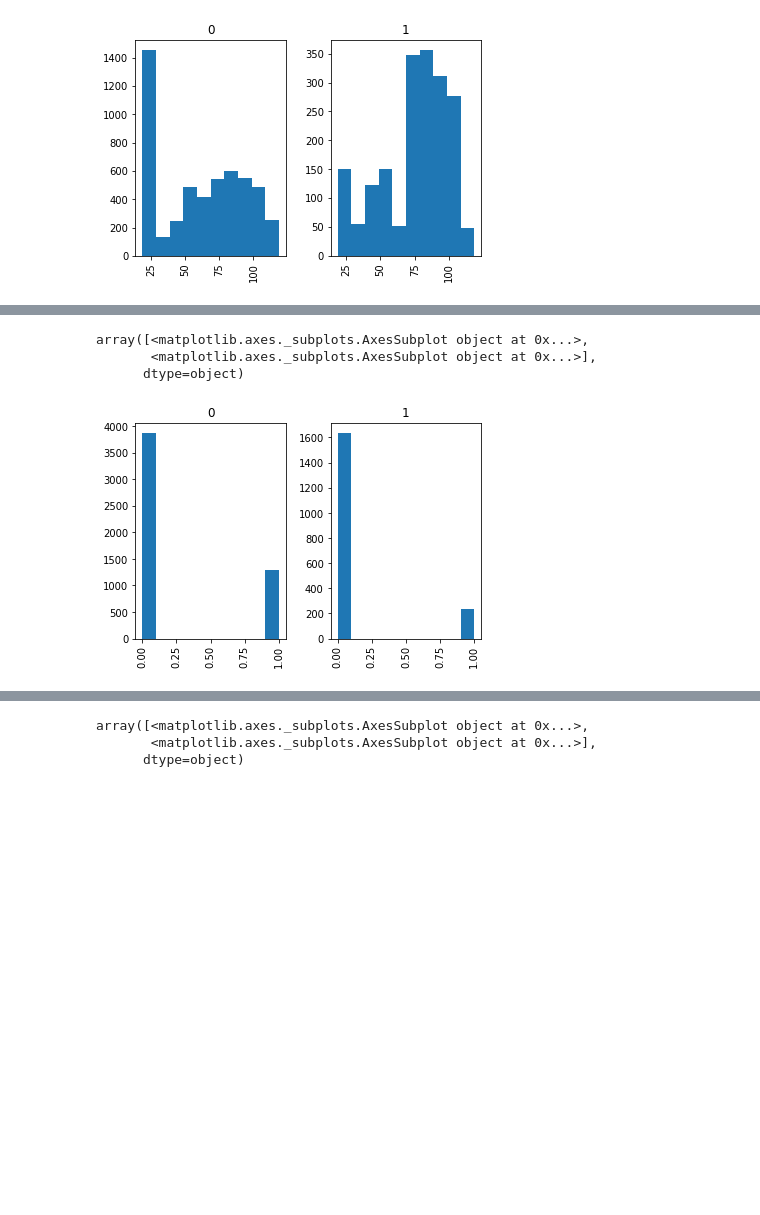
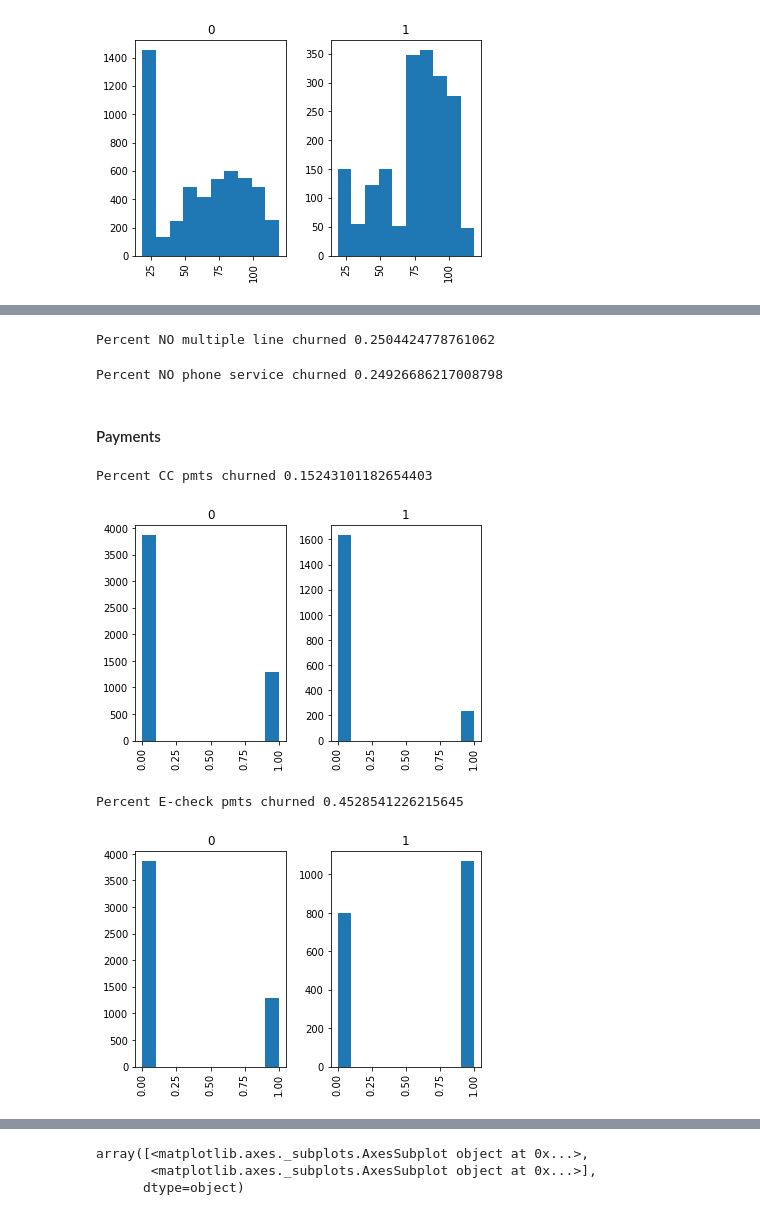
Before and after one commit to shibby576/wild_data_science, a Jupyter notebook: Assignment_1.ipynb, the cells around one changed output, grey strips where cells are left out. Drawn from its saved outputs; the diff is of its cells as text; code cells hidden in the pictures; blank space fills up the shorter version.

```diff
--- a/Assignment_1.ipynb
+++ b/Assignment_1.ipynb
@@ -213,8 +213,38 @@ array([<matplotlib.axes._subplots.AxesSubplot object at 0x...>,
+# %%
+#look at the relationship between churn and no multiple lines
+
+totalMtM= (initial_df['MultipleLines'] =='No').sum()
+MandC = ((initial_df['MultipleLines'] == 'No') & (initial_df['Churn'] == 'Yes')).sum()
+print('Percent NO multiple line churned ' + str((MandC/totalMtM)))
+# %% [output]
+Percent NO multiple line churned 0.2504424778761062
+# %%
+#look at the relationship between churn and no phone service
+
+totalMtM= (initial_df['MultipleLines'] =='No phone service').sum()
+MandC = ((initial_df['MultipleLines'] == 'No phone service') & (initial_df['Churn'] == 'Yes')).sum()
+print('Percent NO phone service churned ' + str((MandC/totalMtM)))
+# %% [output]
+Percent NO phone service churned 0.24926686217008798
+# %% [markdown]
+#### Payments
 # %%
 #look at the relationship between churn and payment by cc
 hot_df.hist(column ='PaymentMethod_Credit card (automatic)', by='Churn_Yes')
+
+totalMtM= (initial_df['PaymentMethod'] =='Credit card (automatic)').sum()
+MandC = ((initial_df['PaymentMethod'] == 'Credit card (automatic)') & (initial_df['Churn'] == 'Yes')).sum()
+print('Percent CC pmts churned ' + str((MandC/totalMtM)))
 # %% [output]
-array([<matplotlib.axes._subplots.AxesSubplot object at 0x...>,
-       <matplotlib.axes._subplots.AxesSubplot object at 0x...>],
-      dtype=object)
+Percent CC pmts churned 0.15243101182654403
 [figure]
+# %%
+#look at the relationship between churn and elec check
+hot_df.hist(column ='PaymentMethod_Electronic check', by='Churn_Yes')
+
+totalMtM= (initial_df['PaymentMethod'] =='Electronic check').sum()
+MandC = ((initial_df['PaymentMethod'] == 'Electronic check') & (initial_df['Churn'] == 'Yes')).sum()
+print('Percent E-check pmts churned ' + str((MandC/totalMtM)))
+# %% [output]
+Percent E-check pmts churned 0.4528541226215645
+[figure, added]
```
Also changed, not shown: parts of 15 cells of this notebook.
